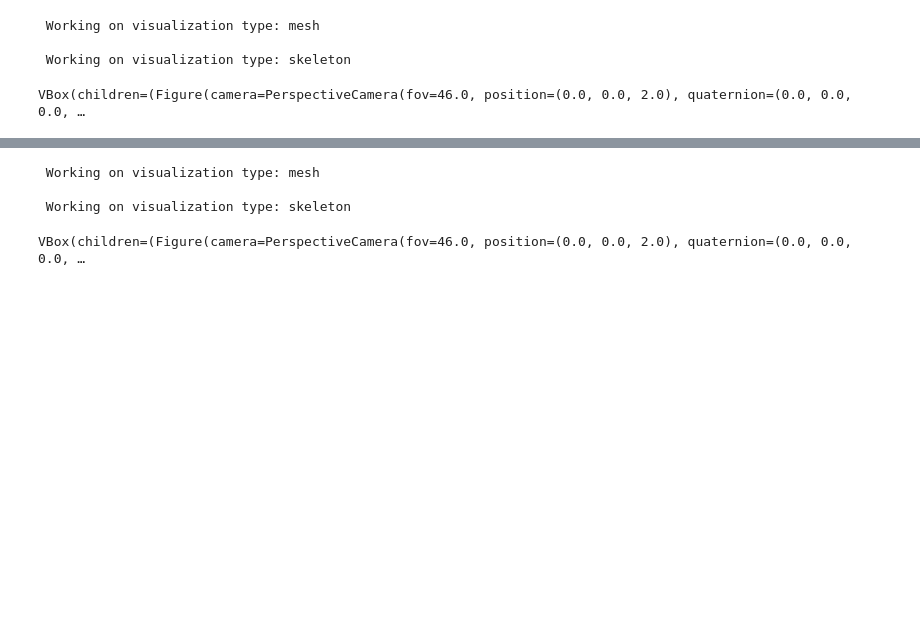
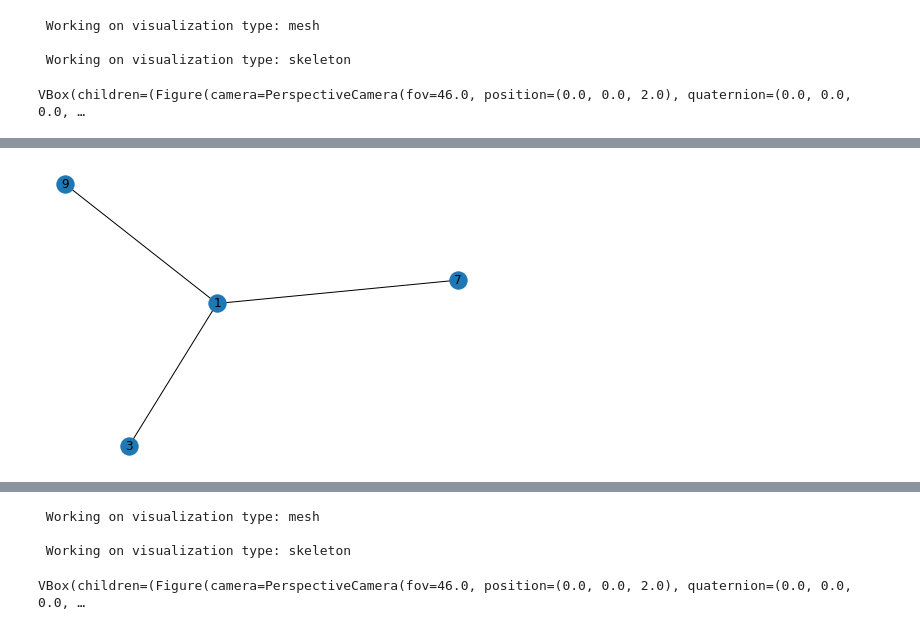
Before and after one commit to celiibrendan/neuron_mesh_tools, a Jupyter notebook: Auto_Proofreading/Soma_Splitting/Column_Soma_Splitting_Vp1_old_decomp.ipynb, the cells around one changed output, grey strips where cells are left out. Saved outputs shown, nothing was run; the diff lists cells and outputs as text; code cells hidden in the pictures; blank space fills up the shorter version.

Commit message:
Splitting function for neurons finished

```diff
--- a/Auto_Proofreading/Soma_Splitting/Column_Soma_Splitting_Vp1_old_decomp.ipynb
+++ b/Auto_Proofreading/Soma_Splitting/Column_Soma_Splitting_Vp1_old_decomp.ipynb
@@ -155,0 +325,13 @@ No limb name was given so using L3 because was the limb in the first key
+# %%
+import itertools
+import networkx as nx
+import copy
+import numpy as np
+
+verbose = True
+neuron = reload(neuron)
+neuron_obj = neuron.Neuron(neuron_obj)
+
+curr_limb_idx = 3
+curr_limb = neuron_obj[curr_limb_idx]
+curr_limb_copy = copy.deepcopy(curr_limb)
@@ -161,56 +345,75 @@ Find path to cut:
 3) Get the shortest path between each combination of starting nodes
 
 """
-def get_best_cut_edge(curr_limb_graph,cut_path):
-    return cut_path[[0,1]]
-    #return [18,17]
-
-
-import itertools
-import networkx as nx
-import copy
-import numpy as np
-
-verbose = True
-
-curr_limb_idx = 3
-curr_limb = neuron_obj[curr_limb_idx]
-curr_limb_graph = copy.deepcopy(curr_limb.concept_network)
+max_iterations = 100
 
 #2) Get all of the starting nodes for somas
 all_starting_nodes = [k["starting_node"] for k in curr_limb.all_concept_network_data]
 
 starting_node_combinations = list(itertools.combinations(all_starting_nodes,2))
+soma_combinations = []
 
-total_soma_paths_to_cut = []
+soma_to_soma_cuts = dict()
+
+results = []
+
 for st_n_1,st_n_2 in starting_node_combinations:
+    local_results = dict(starting_node_1=st_n_1,
+                        starting_node_2 = st_n_2)
+    st_n_1_soma,st_n_1_soma_group_idx = curr_limb.get_soma_by_starting_node(st_n_1),curr_limb.get_soma_group_by_starting_node(st_n_1)
+    st_n_2_soma,st_n_2_soma_group_idx = curr_limb.get_soma_by_starting_node(st_n_2),curr_limb.get_soma_group_by_starting_node(st_n_2)
+
+    soma_title = f"S{st_n_1_soma}_{st_n_1_soma_group_idx} from S{st_n_2_soma}_{st_n_2_soma_group_idx} "
+    local_results["title"] = soma_title
+    soma_combinations.append(soma_title)
+
+    total_soma_paths_to_cut = []
     # need to keep cutting until no path for them
     if verbose:
-        print(f"---- working on disconnecting {st_n_1} and {st_n_2}")
+        print(f"\n\n---- working on disconnecting {st_n_1} and {st_n_2}: iteration {counter}")
+        print(f"---- This disconnects {soma_title} ")
 
     counter = 0
+    success = False
     while True:
         if verbose:
             print(f" Cut iteration {counter}")
         try:
 
-            soma_to_soma_path = np.array(nx.shortest_path(curr_limb_graph,st_n_1,st_n_2))
+            soma_to_soma_path = np.array(nx.shortest_path(curr_limb_copy.concept_network,st_n_1,st_n_2))
         except:
-            print("No valid path so just skipping ")
+            print("No valid path so moving onto the next connection")
+            success = True
             break
 
         if verbose:
             print(f"Shortest path = {soma_to_soma_path}")
 
         # say we found the cut node to make
-        cut_edge = get_best_cut_edge(curr_limb_graph,soma_to_soma_path)
-        total_soma_paths_to_cut.append(soma_to_soma_path)
-        curr_limb_graph.remove_edge(*cut_edge)
-        break
+        cut_edges, added_edges, curr_limb_copy = get_best_cut_edge(curr_limb_copy,soma_to_soma_path)
+        if cut_edges is None:
+            print("***** there was no suggested cut for this limb even though it is still connnected***")
+
+            break
+
+
+        total_soma_paths_to_cut += cut_edges
 
         counter += 1
 
+        if counter > max_iterations:
+            print(f"Breaking because hit max iterations {max_iterations}")
 
-seperated_graphs = list(nx.connected_components(curr_limb_graph))
+    local_results["edges_to_cut"] = total_soma_paths_to_cut
+
+    suggested_cut_points = [sk.shared_endpoint(curr_limb_copy[cut_e[0]].skeleton,
+                                        curr_limb_copy[cut_e[1]].skeleton)
+                                     for cut_e in total_soma_paths_to_cut]
+
+    local_results["coordinate_suggestions"] =suggested_cut_points
+    local_results["successful_disconnection"] = success
+    results.append(local_results)
+
+seperated_graphs = list(nx.connected_components(curr_limb_copy.concept_network))
 print(f"Total number of graphs at the end of the split = {len(seperated_graphs)}")
 # %% [output]
@@ -221,0 +435 @@ Total number of graphs at the end of the split = 2
+[figure, added]
```
Also changed, not shown: parts of 23 cells of this notebook, 9 other files.
